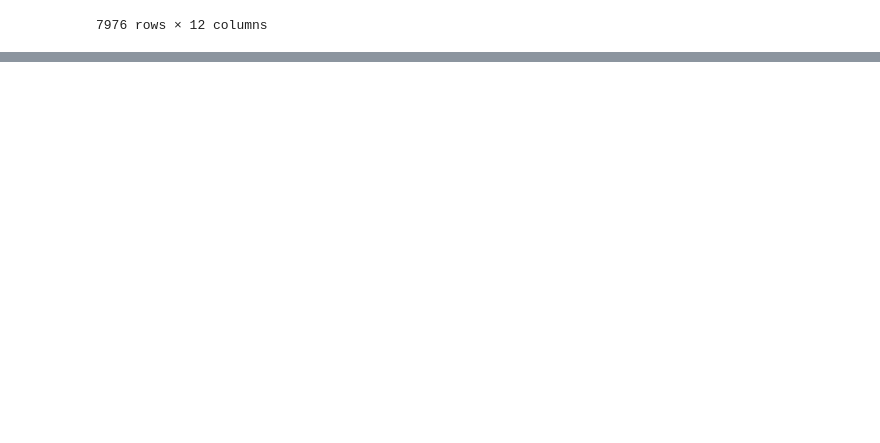
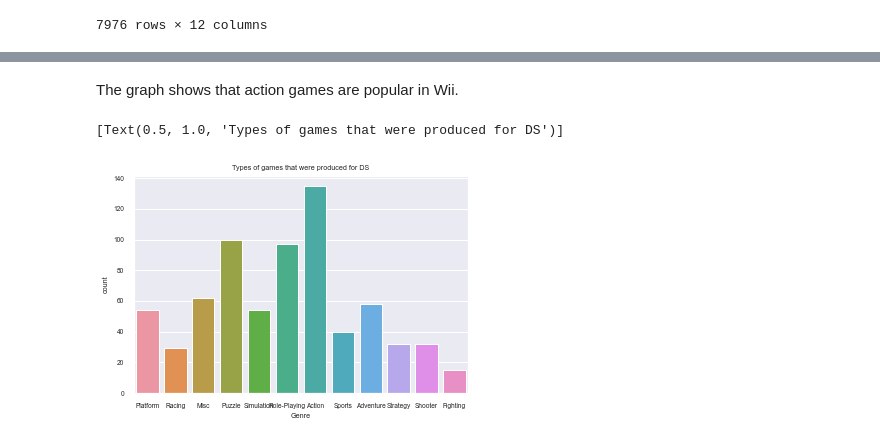
Before and after one commit to ubco-W2022T1-cosc301/project-group22, a Jupyter notebook: notebooks/analysis1.ipynb, the cells around one changed output, grey strips where cells are left out. Drawn from its saved outputs; the diff is of its cells as text; code cells hidden in the pictures; blank space fills up the shorter version.

```diff
--- a/notebooks/analysis1.ipynb
+++ b/notebooks/analysis1.ipynb
@@ -174,3 +176,8 @@ load_and_process("../data/raw/Video_Games.csv")
 | 16706 | STORM: Frontline Nation | PC | 2011.0 | Strategy | Unknown | 0.00 | 0.01 | 0.00 | 0.00 | ... |
 | 16709 | 15 Days | PC | 2009.0 | Adventure | DTP Entertainment | 0.00 | 0.01 | 0.00 | 0.00 | ... |
 7976 rows × 12 columns
+# %%
+import project_functions1
+
+df = project_functions1.load_and_process("../data/raw/Video_Games.csv")
+df
@@ -176,0 +215,10 @@ load_and_process("../data/raw/Video_Games.csv")
+# %%
+import numpy as np
+import pandas as pd
+import matplotlib.pylab as plt
+import seaborn as sns#Understanding my variables
+sns.set(font_scale=0.6)
+
+df2 = df.copy()
+df2 = df2[df2['Platform'] == "Wii"]
+sns.countplot(x=df2["Genre"]).set(title="Types of games that were produced for Wii")
@@ -176,0 +228,9 @@ load_and_process("../data/raw/Video_Games.csv")
+# %% [markdown]
+The graph shows that action games are popular in Wii.
+# %%
+df2 = df.copy()
+df2 = df2[df2['Platform'] == "DS"]
+sns.countplot(x=df2["Genre"]).set(title="Types of games that were produced for DS")
+# %% [output]
+[Text(0.5, 1.0, 'Types of games that were produced for DS')]
+[figure, added]
```
Also changed, not shown: parts of 43 cells of this notebook.
